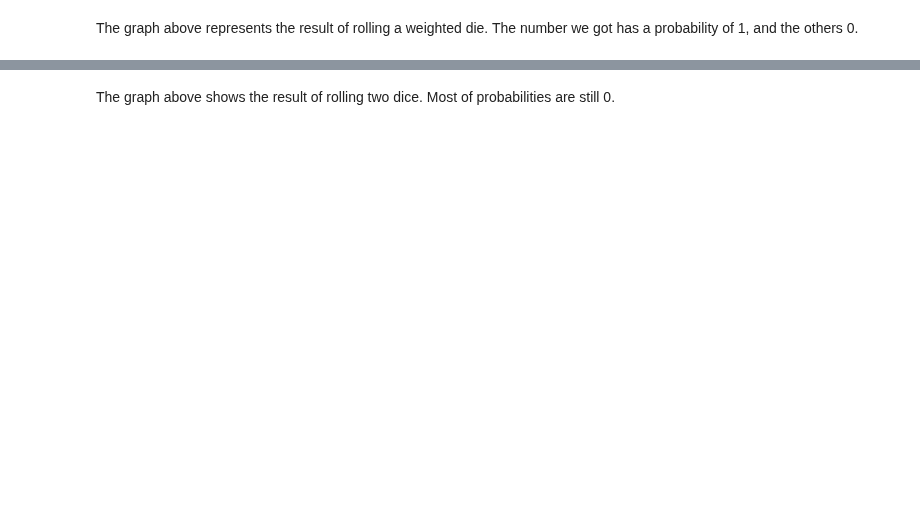
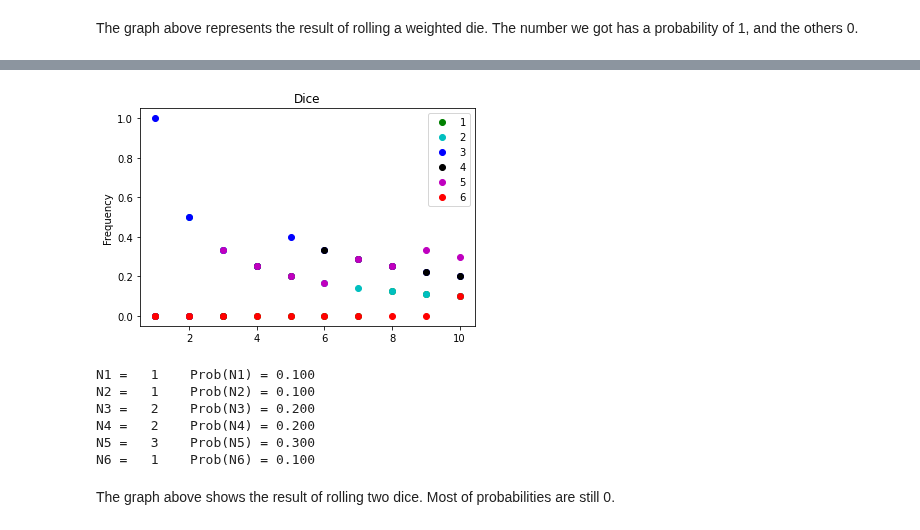
Before and after one commit to Goliath-Research/Computational-Statistics, a Jupyter notebook: 02-Probability & Distributions/01-Coin_Dice.ipynb, the cells around one changed output, grey strips where cells are left out. Cells and saved outputs as stored; diff of their text form; code cells hidden in the pictures; blank space fills up the shorter version.

```diff
--- a/02-Probability & Distributions/01-Coin_Dice.ipynb
+++ b/02-Probability & Distributions/01-Coin_Dice.ipynb
@@ -301,3 +319,14 @@ N6 =   1    Prob(N6) = 0.500
+# %%
+# Rolling ten unfair dice
+unfair_dice_simulate(10)
+# %% [output]
+[figure, added]
+N1 =   1    Prob(N1) = 0.100
+N2 =   1    Prob(N2) = 0.100
+N3 =   2    Prob(N3) = 0.200
+N4 =   2    Prob(N4) = 0.200
+N5 =   3    Prob(N5) = 0.300
+N6 =   1    Prob(N6) = 0.100
 # %% [markdown]
 The graph above shows the result of rolling two dice. Most of probabilities are still 0.
 # %%
```
Also changed, not shown: parts of 20 cells of this notebook.
